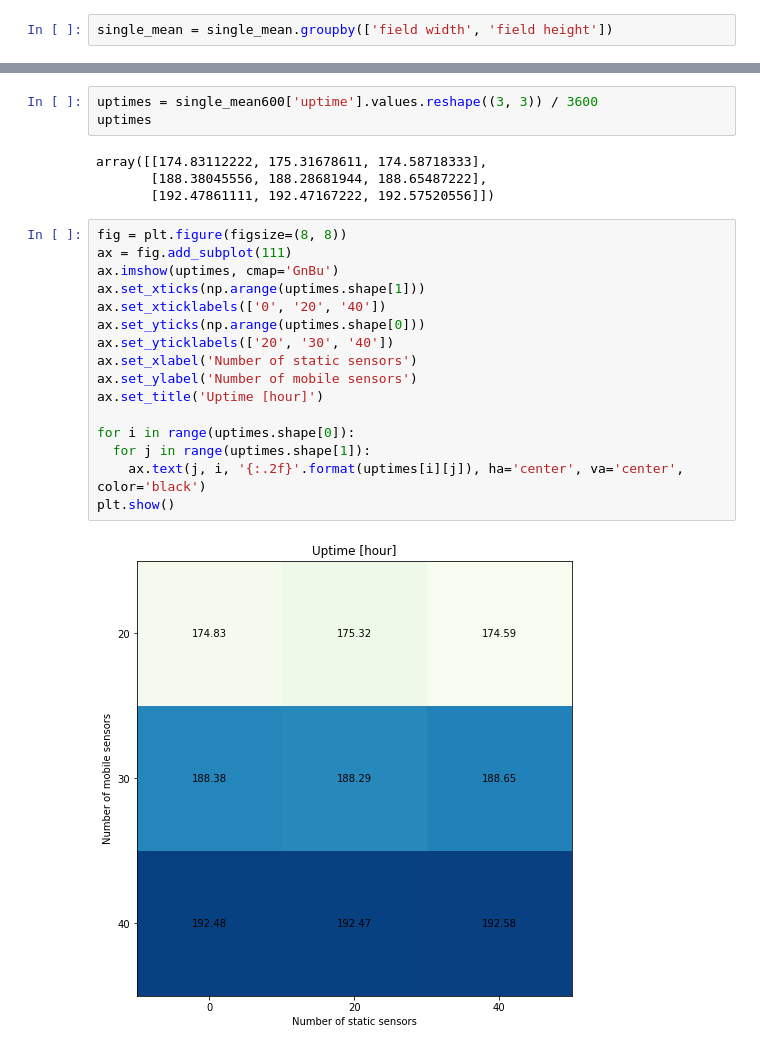
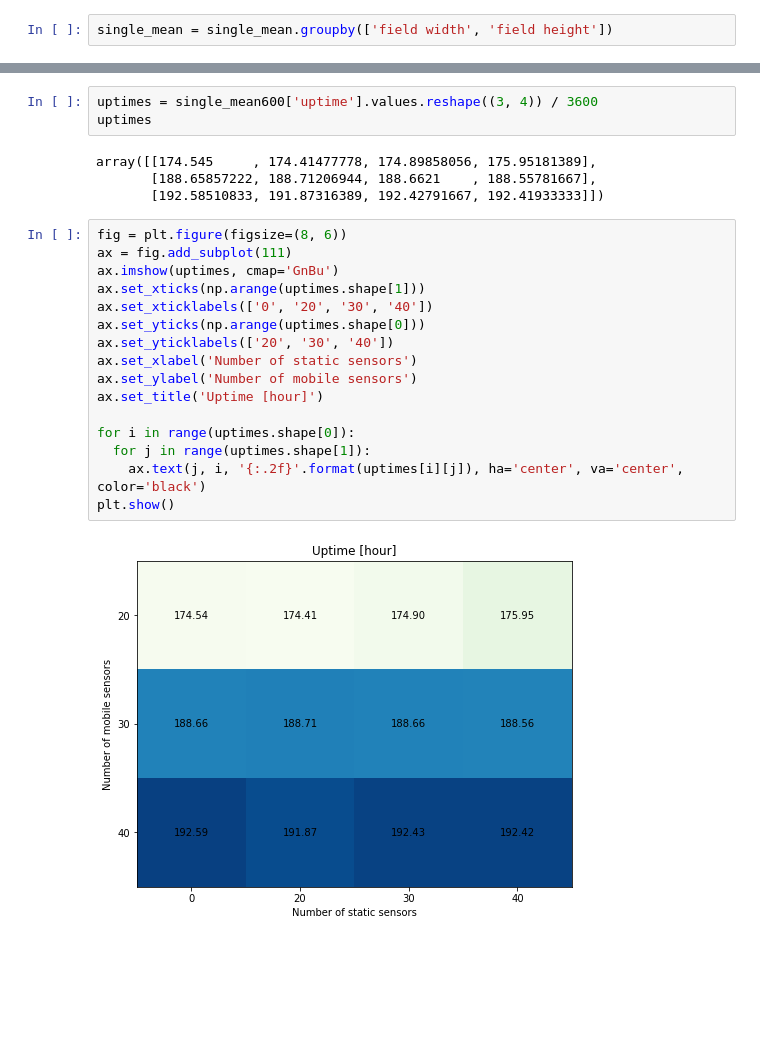
Before and after one commit to denrikialien/bss-expr, a Jupyter notebook: test_no_obstacles/analysis.ipynb, the cells around one changed output, grey strips where cells are left out. Cells and saved outputs as stored; diff of their text form; blank space fills up the shorter version.

```diff
--- a/test_no_obstacles/analysis.ipynb
+++ b/test_no_obstacles/analysis.ipynb
@@ -90,28 +81,28 @@ single_mean600
 # %%
-uptimes = single_mean600['uptime'].values.reshape((3, 3)) / 3600
+uptimes = single_mean600['uptime'].values.reshape((3, 4)) / 3600
 uptimes
 # %% [output]
-array([[174.83112222, 175.31678611, 174.58718333],
-       [188.38045556, 188.28681944, 188.65487222],
-       [192.47861111, 192.47167222, 192.57520556]])
+array([[174.545     , 174.41477778, 174.89858056, 175.95181389],
+       [188.65857222, 188.71206944, 188.6621    , 188.55781667],
+       [192.58510833, 191.87316389, 192.42791667, 192.41933333]])
 # %%
-fig = plt.figure(figsize=(8, 8))
+fig = plt.figure(figsize=(8, 6))
 ax = fig.add_subplot(111)
 ax.imshow(uptimes, cmap='GnBu')
 ax.set_xticks(np.arange(uptimes.shape[1]))
-ax.set_xticklabels(['0', '20', '40'])
+ax.set_xticklabels(['0', '20', '30', '40'])
 ax.set_yticks(np.arange(uptimes.shape[0]))
 ax.set_yticklabels(['20', '30', '40'])
 ax.set_xlabel('Number of static sensors')
 ax.set_ylabel('Number of mobile sensors')
 ax.set_title('Uptime [hour]')
 
 for i in range(uptimes.shape[0]):
   for j in range(uptimes.shape[1]):
     ax.text(j, i, '{:.2f}'.format(uptimes[i][j]), ha='center', va='center', color='black')
 plt.show()
 # %% [output]
-[figure, old version]
+[figure, new version]
 # %%
 def plot_uptimes(file):
   data = pd.read_csv(file)
```
Also changed, not shown: parts of 8 cells of this notebook, 15 other files.
